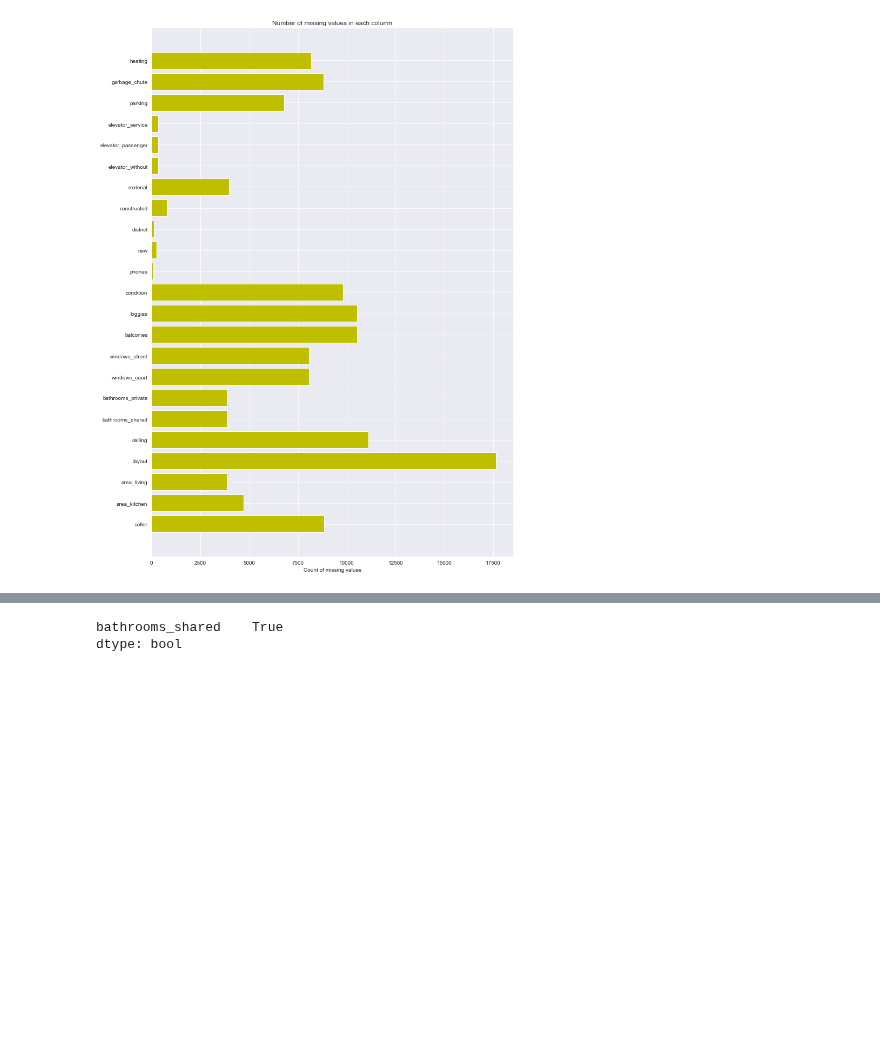
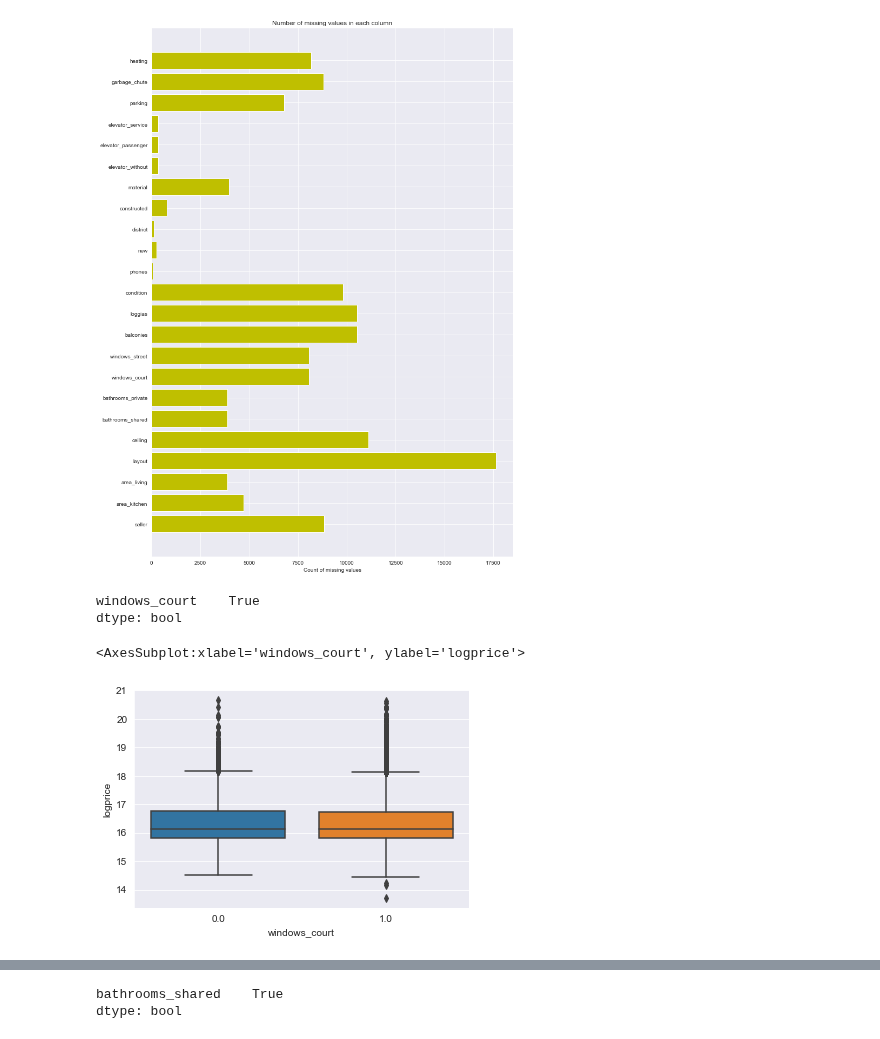
Before and after one commit to jimoskar/ml, a Jupyter notebook: project/jim_EDA.ipynb, the cells around one changed output, grey strips where cells are left out. Cells and saved outputs as stored; diff of their text form; code cells hidden in the pictures; blank space fills up the shorter version.

```diff
--- a/project/jim_EDA.ipynb
+++ b/project/jim_EDA.ipynb
@@ -67,3 +67,13 @@ ax.set_title("Number of missing values in each column")
 plt.show()
 # %% [output]
 [figure]
+# %%
+data.loc[data['windows_street'].isna(), ['windows_court']].isna().all()
+# %% [output]
+windows_court    True
+dtype: bool
+# %%
+sns.boxplot(x = 'windows_court', y = 'logprice', data = data)
+# %% [output]
+<AxesSubplot:xlabel='windows_court', ylabel='logprice'>
+[figure, added]
```
Also changed, not shown: parts of 14 cells of this notebook, 3 other files.
